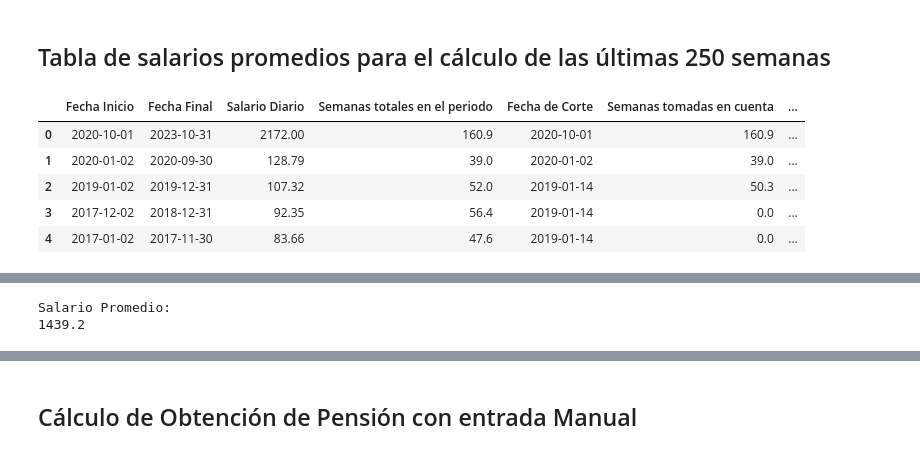
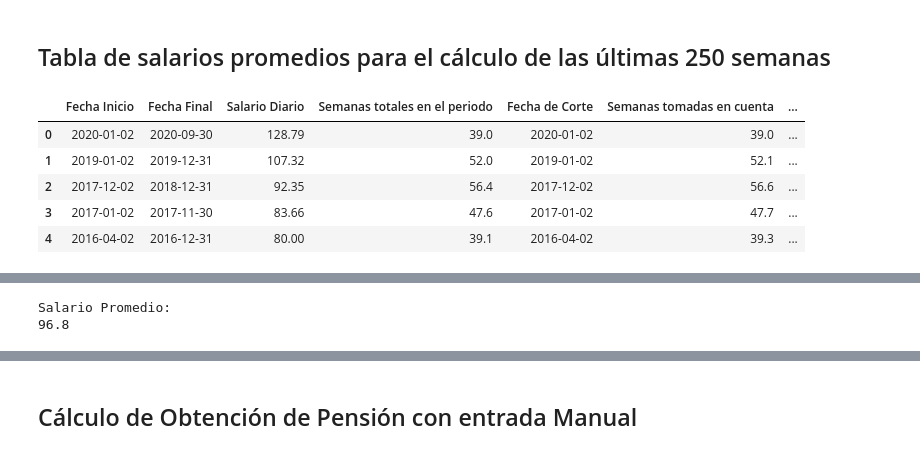
Before and after one commit to Alfonzo1114/streamlit, a Jupyter notebook: Pensiones_V3.ipynb, the cells around one changed output, grey strips where cells are left out. Cells and saved outputs as stored; diff of their text form; code cells hidden in the pictures.

```diff
--- a/Pensiones_V3.ipynb
+++ b/Pensiones_V3.ipynb
@@ -10,8 +11,9 @@ def file_path_fcn(file_path=None):
         file_path = 'REPORTES/LUPITA.pdf'
     return file_path
 
-file_path ='REPORTES/KENA.pdf'
+file_path ='REPORTES/BOYER.pdf'
 
+# file_path = file_path_fcn(file_path=file_path)
 file_path = file_path_fcn()
 file_path
 # %% [output]
@@ -645,7 +628,7 @@ def salario_promedio_fcn(semanas_contar, semanas_reconocidas, tabla_salarios):
             if fecha_corte[idx] > fecha_superior[idx]:
                 semanas_cuenta[idx] = 0
             else:
-                semanas_cuenta[idx] = (fecha_superior[idx] - max(fecha_corte[idx], fecha_inferior[idx])).days / 7 + 1 / 7
+                semanas_cuenta[idx] = (fecha_superior[idx] - max(fecha_corte[idx], fecha_inferior[idx])).days / 7 + 2 / 7
 
             if semanas_acumuladas[idx - 1] == semanas_contar:
                 semanas_acumuladas[idx] = semanas_contar
@@ -670,37 +653,38 @@ def salario_promedio_fcn(semanas_contar, semanas_reconocidas, tabla_salarios):
         'Semanas tomadas en cuenta': np.round(semanas_cuenta, 1),
         'Salario Acumulado en el Periodo': salario_acumulado_periodo,
         'Semanas Acumuladas Totales': np.round(semanas_acumuladas, 1)
     })
     tabla_salario_promedio['Fecha de Corte'] = tabla_salario_promedio['Fecha de Corte'].dt.date
     salario_acumulado = np.sum(salario_acumulado_periodo)
 
     if semanas_reconocidas < semanas_contar:
         salario_promedio_diario = salario_acumulado / (semanas_reconocidas * 7)
     else:
         salario_promedio_diario = salario_acumulado / (semanas_contar * 7)
 
     tabla_salario_promedio_str = tabla_salario_promedio.copy()
     tabla_salario_promedio_str['Salario Diario'] = [convert_double_currency(value) for value in tabla_salario_promedio_str['Salario Diario']]
     tabla_salario_promedio_str['Salario Acumulado en el Periodo'] = [convert_double_currency(value) for value in tabla_salario_promedio_str['Salario Acumulado en el Periodo']]
     tabla_salario_promedio_str['Fecha Inicio'] = [format_spanish_date(str(date), date_type="format_string") for date in tabla_salario_promedio_str['Fecha Inicio']]
     tabla_salario_promedio_str['Fecha Final'] = [format_spanish_date(str(date), date_type="format_string") for date in tabla_salario_promedio_str['Fecha Final']]
 
     return salario_promedio_diario, tabla_salario_promedio, tabla_salario_promedio_str
 
 # Example usage
 SEMANAS_CONTAR = 250
 SemanasReconocidas = Usuario.semanas_totales
 SALARIO_PROMEDIO_DIARIO, tabla_salario_promedio_num, tabla_salario_promedio_str = salario_promedio_fcn(semanas_contar=SEMANAS_CONTAR,
                                                                                                         semanas_reconocidas=SemanasReconocidas,
-                                                                                                       tabla_salarios=nueva_tabla_salarios)
+                                                                                                       tabla_salarios=tabla_salarios_date)
+
 display(tabla_salario_promedio_num.head())
 display(tabla_salario_promedio_str.head())
 print(f"Salario Promedio:\n{round(SALARIO_PROMEDIO_DIARIO, 1)}")
 # %% [output]
 |  | Fecha Inicio | Fecha Final | Salario Diario | Semanas totales en el periodo | Fecha de Corte | Semanas tomadas en cuenta | ... |
-| 0 | 2020-10-01 | 2023-10-31 | 2172.00 | 160.9 | 2020-10-01 | 160.9 | ... |
-| 1 | 2020-01-02 | 2020-09-30 | 128.79 | 39.0 | 2020-01-02 | 39.0 | ... |
-| 2 | 2019-01-02 | 2019-12-31 | 107.32 | 52.0 | 2019-01-14 | 50.3 | ... |
-| 3 | 2017-12-02 | 2018-12-31 | 92.35 | 56.4 | 2019-01-14 | 0.0 | ... |
-| 4 | 2017-01-02 | 2017-11-30 | 83.66 | 47.6 | 2019-01-14 | 0.0 | ... |
+| 0 | 2020-01-02 | 2020-09-30 | 128.79 | 39.0 | 2020-01-02 | 39.0 | ... |
+| 1 | 2019-01-02 | 2019-12-31 | 107.32 | 52.0 | 2019-01-02 | 52.1 | ... |
+| 2 | 2017-12-02 | 2018-12-31 | 92.35 | 56.4 | 2017-12-02 | 56.6 | ... |
+| 3 | 2017-01-02 | 2017-11-30 | 83.66 | 47.6 | 2017-01-02 | 47.7 | ... |
+| 4 | 2016-04-02 | 2016-12-31 | 80.00 | 39.1 | 2016-04-02 | 39.3 | ... |
 |  | Fecha Inicio | Fecha Final | Salario Diario | Semanas totales en el periodo | Fecha de Corte | Semanas tomadas en cuenta | ... |
@@ -712,2 +696,2 @@ print(f"Salario Promedio:\n{round(SALARIO_PROMEDIO_DIARIO, 1)}")
 Salario Promedio:
-1439.2
+96.8
```
Also changed, not shown: parts of 11 cells of this notebook, 12 other files.
